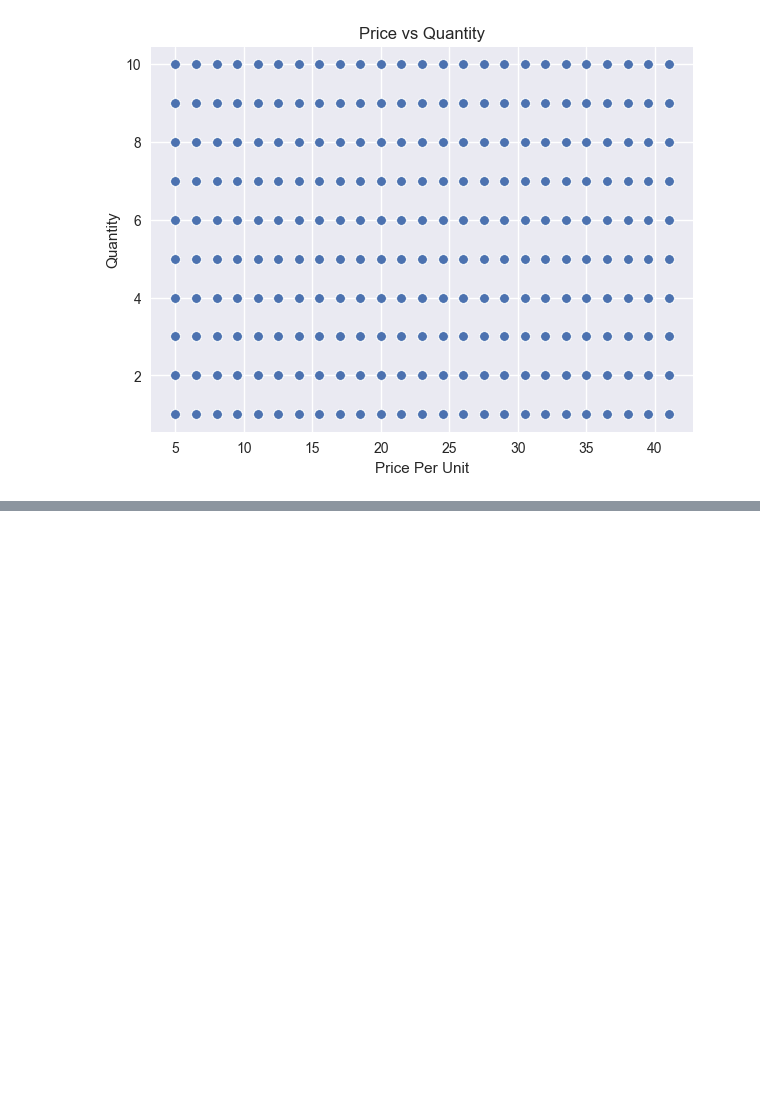
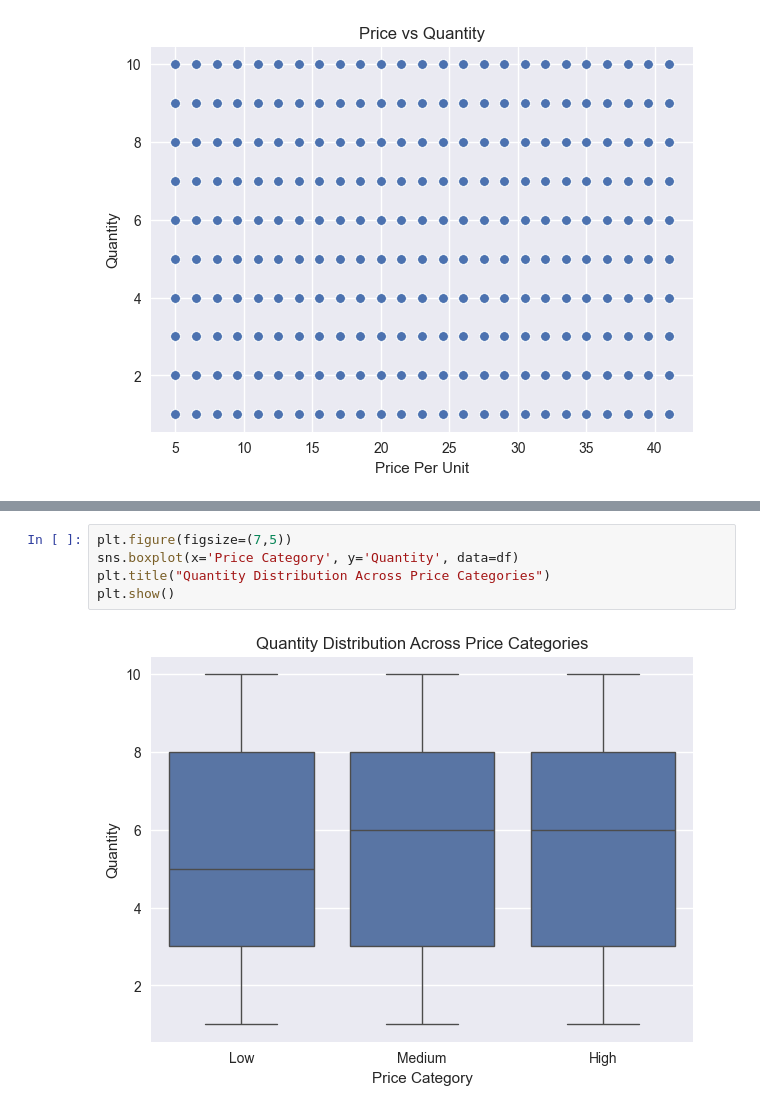
Before and after one commit to MokshithRao/retail-sales-performance-customer-behavior-analysis, a Jupyter notebook: notebooks/data_cleaning_eda.ipynb, the cells around one changed output, grey strips where cells are left out. Cells and saved outputs as stored; diff of their text form; blank space fills up the shorter version.

```diff
--- a/notebooks/data_cleaning_eda.ipynb
+++ b/notebooks/data_cleaning_eda.ipynb
@@ -536,0 +561,7 @@ plt.show()
+# %%
+plt.figure(figsize=(7,5))
+sns.boxplot(x='Price Category', y='Quantity', data=df)
+plt.title("Quantity Distribution Across Price Categories")
+plt.show()
+# %% [output]
+[figure, added]
```
Also changed, not shown: parts of 9 cells of this notebook.
